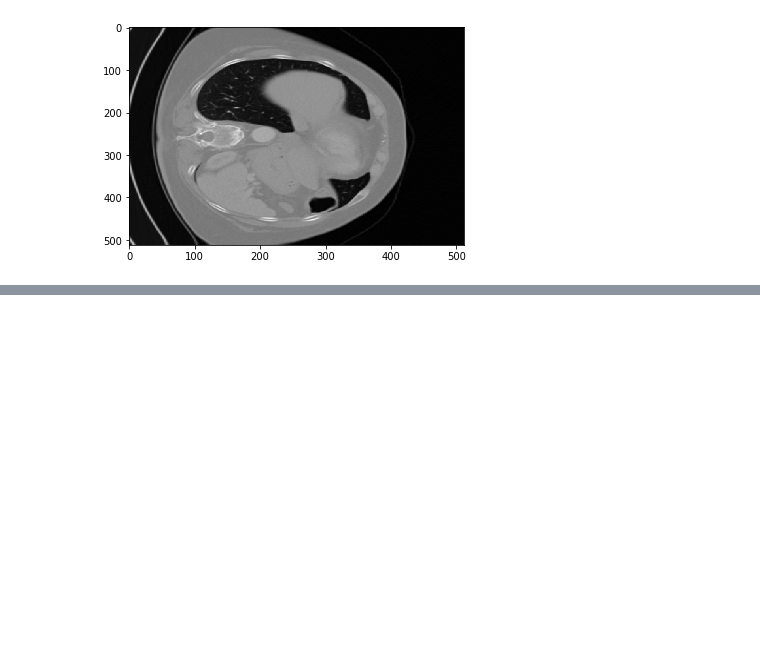
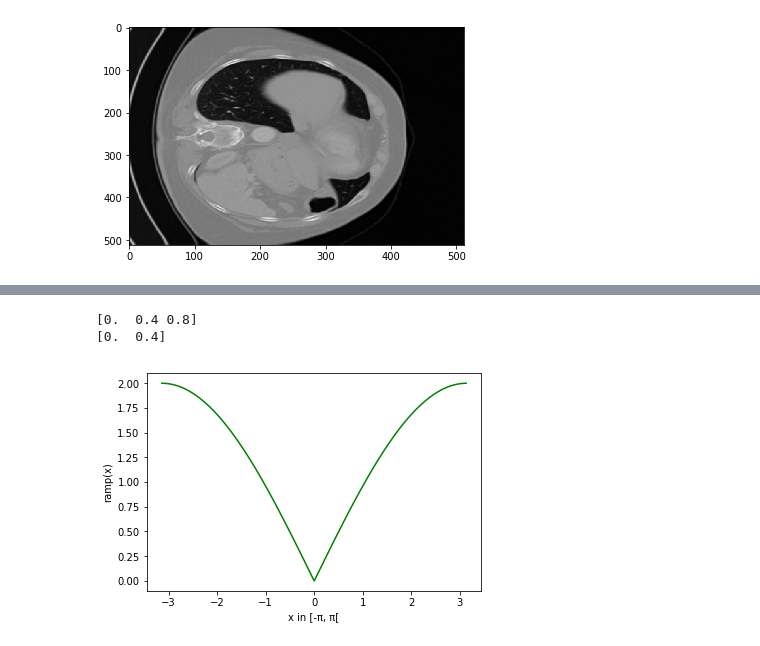
Before and after one commit to romba050/computer_tomography, a Jupyter notebook: ex3.ipynb, the cells around one changed output, grey strips where cells are left out. Cells and saved outputs as stored; diff of their text form; code cells hidden in the pictures; blank space fills up the shorter version.

```diff
--- a/ex3.ipynb
+++ b/ex3.ipynb
@@ -276 +259,19 @@ def my_projFilter(sino):
+# %%
+def my_arange(start, stop=None, step=1):
+    """Modified version of numpy.arange which corrects error associated with non-integer step size.
+    Tthis ensures that the last entry returned by my_arange is excluded, which is needed because
+    -π and π are the same angle on the trigonometric circle"""
+    if stop == None:
+        a = np.arange(start)
+    else:
+        a = np.arange(start, stop, step)
+        if a[-1] > stop-step:
+            a = np.delete(a, -1)
+    return a
+
+print(np.arange(0, 1, 0.4))
+print(my_arange(0, 1, 0.4))
+# %% [output]
+[0.  0.4 0.8]
+[0.  0.4]
 # %%
@@ -299,0 +284,26 @@ print(ssd2(slice25, fbp))
+# %%
+def ramp(x, a=1):
+    """The ramp function we use to filter the backprojection corresponds to the absolute value in frequency domain,
+    and to a wavelet function in fourrier domain.
+
+    abs(x) constitutes a high-pass filter.
+
+    1. The unfiltered backprojection has a high density in the center (-> white area in the middle) and 2. is blurred.
+    Multiplying by ramp filter takes out low frequencies which solves 1.
+
+    inputs: x - argument
+    a - argument scaling parameter, controls curvature of ramp, gives number of bows of ramp function
+
+    outputs: |2/a * sin(a * w/2)|"""
+    return abs(2/a * np.sin(a * w/2))
+
+projLen, numAngles = sinogram.shape
+step = 2*np.pi/projLen
+w = np.arange(-np.pi, np.pi, step)
+
+plt.plot(w, ramp(w), "g-")
+plt.xlabel("x in [-π, π[")
+plt.ylabel("ramp(x)")
+plt.show()
+# %% [output]
+[figure, added]
```
Also changed, not shown: parts of 20 cells of this notebook.
